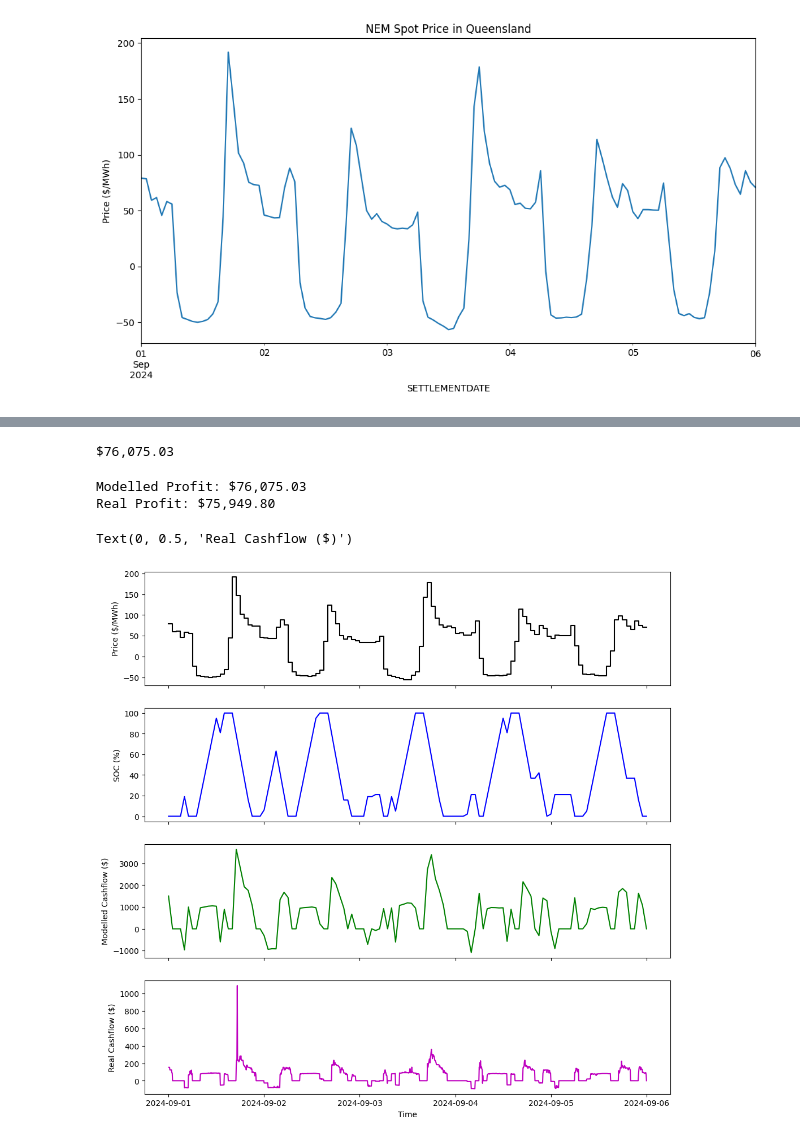
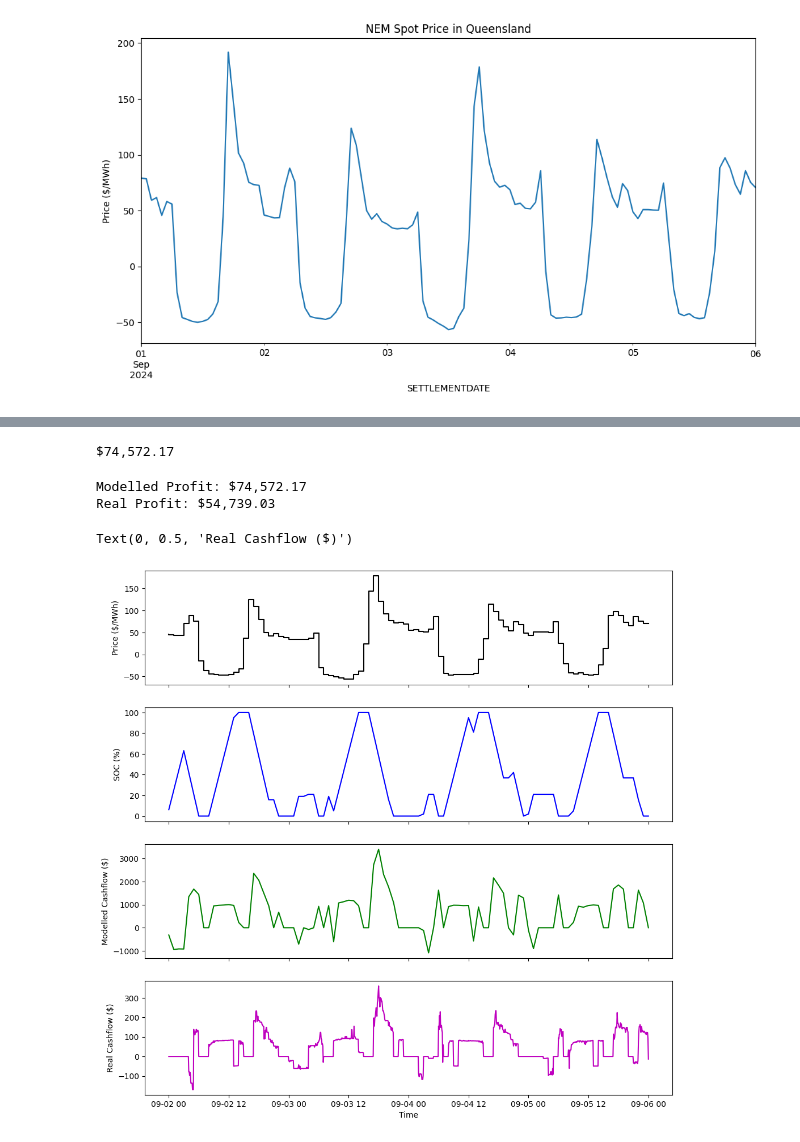
Before and after one commit to jasweep/power-quant-analyst, a Jupyter notebook: src/flexible_dispatch_demo.ipynb, the cells around one changed output, grey strips where cells are left out. Saved outputs shown, nothing was run; the diff lists cells and outputs as text; code cells hidden in the pictures.

Commit message:
updated the model outputs to use previous day's "forecast"

```diff
--- a/src/flexible_dispatch_demo.ipynb
+++ b/src/flexible_dispatch_demo.ipynb
@@ -179,6 +194,10 @@ def optimal_battery_schedule_pulp(prices, eta_c, eta_d, E_max, P_max, E_0):
     # Initial SOC constraint: E_1 = E_0
     prob += E[0] == E_0
 
+    # Initial charging and discharging constraint (no charging or discharging at t=0): c_0 = d_0 = 0
+    prob += c[0] == 0
+    prob += d[0] == 0
+
     # Mutual exclusivity of charging and discharging: u_t + v_t <= 1
     for t in range(T):
         prob += u[t] + v[t] <= 1
@@ -228,30 +249,32 @@ charging, discharging, soc, cashflow, objective = optimal_battery_schedule_pulp(
 
 print(f"${objective:,.2f}")
 # %% [output]
-$76,075.03
+$74,572.17
 # %%
 output = pd.DataFrame({'Charge (MW)': charging, 'Discharge (MW)': discharging, 'SOC (MWh)': soc, 'Cashflow ($)': cashflow, 'Price ($/MWh)': prices.values}, index=prices.index)
 # %%
 real_cashflow = []
-for t, price in data.RRP.items():
-    hourly_index = t.replace(minute=0, second=0)
+for t, price in data['2024-09-02':].RRP.items():
+    hourly_index = t.replace(minute=0, second=0) - pd.Timedelta(days=1) # use the previous day's "forecat" SOC data for the current day to counter the look-ahead bias
     discharge_val, charge_val = output.loc[hourly_index, "Discharge (MW)"], output.loc[hourly_index, "Charge (MW)"]
-    real_cashflow.append((5/60)*(price * discharge_val * eta_d - price * charge_val / eta_c)) # adjusted for 5 minute intervals
+    real_cashflow.append((5/60)*(price * discharge_val * eta_d - price * charge_val / eta_c)) # using the real price data, adjusted for 5 minute intervals
+# %%
+output = output.loc['2024-09-02':]
 # %%
 print(f"Modelled Profit: ${objective:,.2f}")
 print(f"Real Profit: ${sum(real_cashflow):,.2f}")
 fig, ax = plt.subplots(figsize=(12, 12), nrows=4, sharex=True)
-_ = ax[0].step(prices.index, prices.values, '-k', label='Price')
-_ = ax[1].plot(prices.index, soc, '-b', label='SOC')
-_ = ax[2].plot(prices.index, cashflow, '-g', label='Cashflow ($)')
-_ = ax[3].plot(data.index, real_cashflow, '-m', label='Real Cashflow ($)')
+_ = ax[0].step(output.index, output['Price ($/MWh)'], '-k', label='Price')
+_ = ax[1].plot(output.index, output['SOC (MWh)'], '-b', label='SOC')
+_ = ax[2].plot(output.index, output['Cashflow ($)'], '-g', label='Cashflow ($)')
+_ = ax[3].plot(data['2024-09-02':].index, real_cashflow, '-m', label='Real Cashflow ($)')
 ax[3].set_xlabel('Time')
 ax[0].set_ylabel('Price ($/MWh)')
 ax[1].set_ylabel('SOC (%)')
 ax[2].set_ylabel('Modelled Cashflow ($)')
 ax[3].set_ylabel('Real Cashflow ($)')
 # %% [output]
-Modelled Profit: $76,075.03
-Real Profit: $75,949.80
+Modelled Profit: $74,572.17
+Real Profit: $54,739.03
 Text(0, 0.5, 'Real Cashflow ($)')
-[figure, old version]
+[figure, new version]
```
Also changed, not shown: parts of 17 cells of this notebook.
